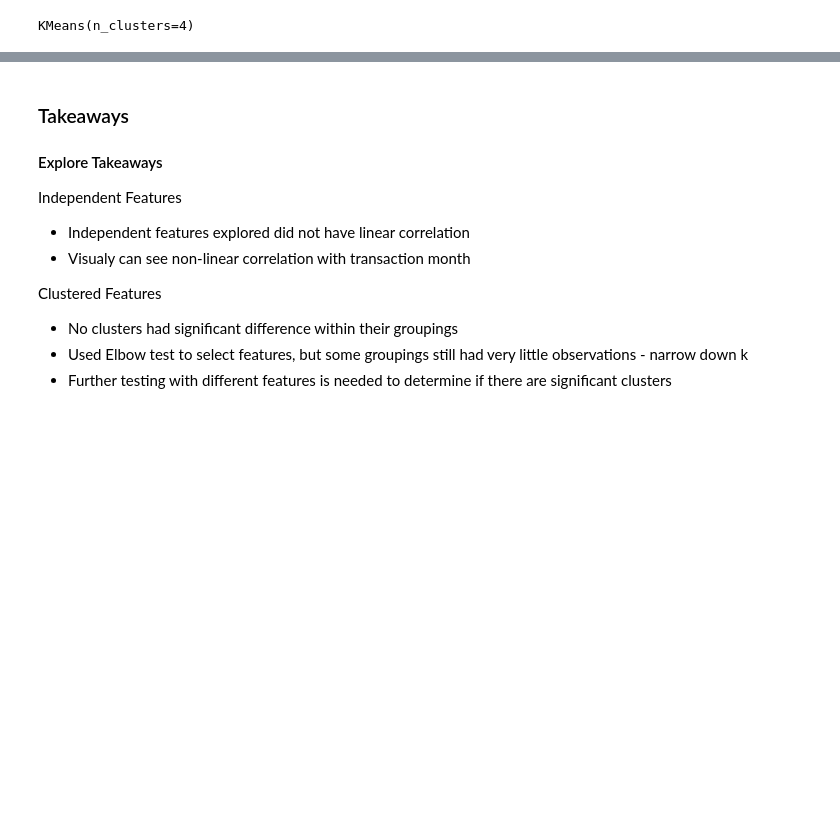
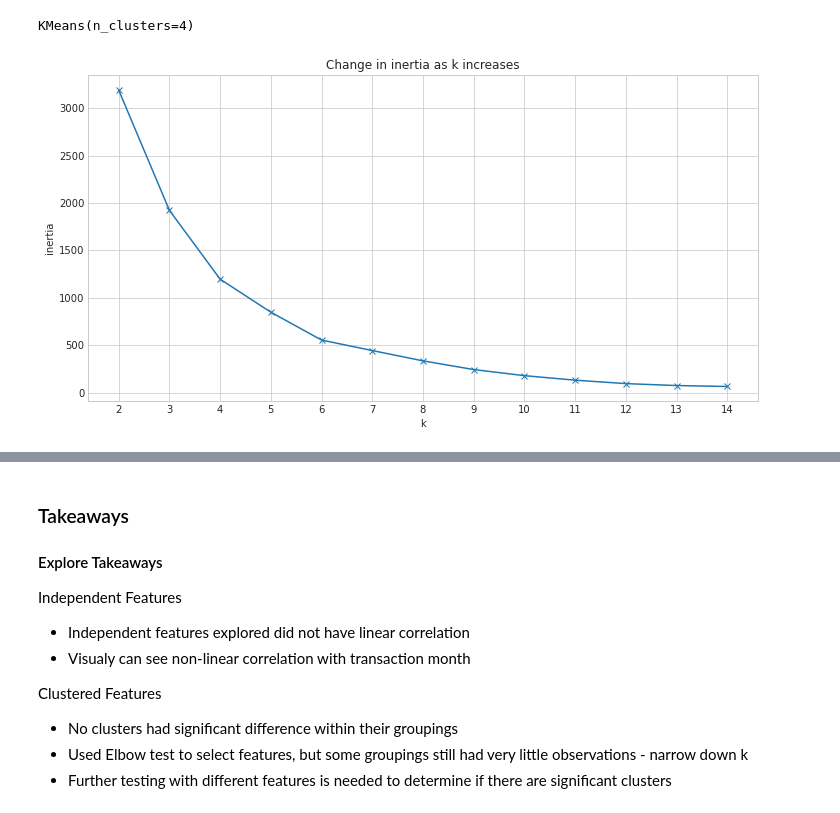
Before and after one commit to raycerna/zillow-clustering-project, a Jupyter notebook: final_report.ipynb, the cells around one changed output, grey strips where cells are left out. Drawn from its saved outputs; the diff is of its cells as text; code cells hidden in the pictures; blank space fills up the shorter version.

```diff
--- a/final_report.ipynb
+++ b/final_report.ipynb
@@ -381,3 +373,14 @@ with plt.style.context('seaborn-whitegrid'):
+# %%
+# Find K: evaluate best k using elbow method and analyzing the change in sse
+with plt.style.context('seaborn-whitegrid'):
+    plt.figure(figsize=(12, 6))
+    pd.Series({k: KMeans(k).fit(X).inertia_ for k in range(2, 15)}).plot(marker='x')
+    plt.xticks(range(2, 15))
+    plt.xlabel('k')
+    plt.ylabel('inertia')
+    plt.title('Change in inertia as k increases')
+# %% [output]
+[figure, added]
 # %%
 # plot rooms by log error
 plt.figure(figsize=(12,6))
```
Also changed, not shown: parts of 17 cells of this notebook.
